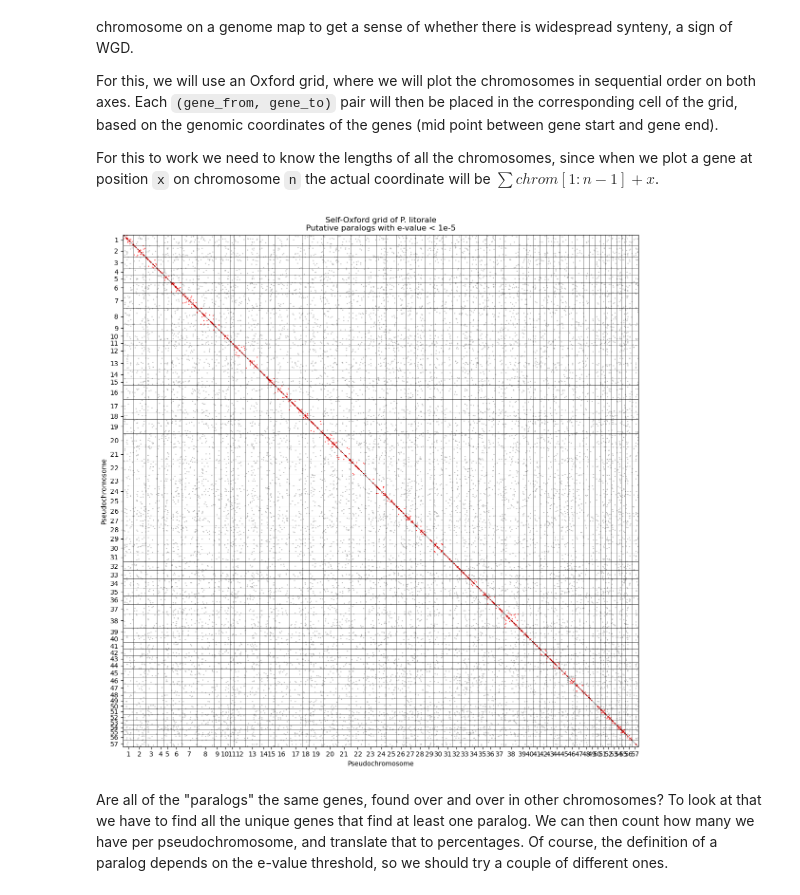
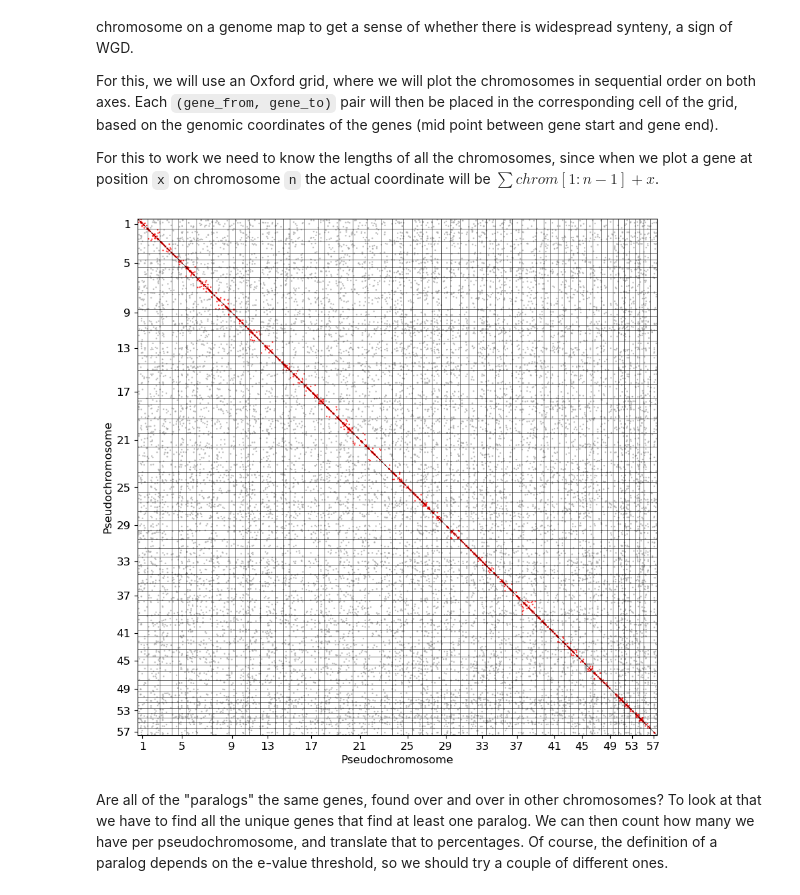
Before and after one commit to galicae/plit-genome, a Jupyter notebook: 07-analysis/self_synteny.ipynb, the cells around one changed output. Saved outputs shown, nothing was run; the diff lists cells and outputs as text; code cells hidden in the pictures.

Commit message:
redoing synteny plots for main figure 5

```diff
--- a/07-analysis/self_synteny.ipynb
+++ b/07-analysis/self_synteny.ipynb
@@ -189,32 +189,36 @@ position `x` on chromosome `n` the actual coordinate will be $\sum{chrom[1:n-1]}
 # %%
 total_length = sum([x for x in chromosomes.values()])
 # %%
-fig, ax = plt.subplots(figsize=(14, 14))
+fig, ax = plt.subplots(figsize=(10, 10))
 
 ax.set_xlim(0, total_length)
 ax.set_ylim(0, total_length)
-ax.set_xticks([offsets[x]+chromosomes[x]/2 for x in chromosomes.keys()])
-ax.set_xticklabels([x.split('_')[1] for x in chromosomes.keys()])
+all_ticks = [offsets[x]+chromosomes[x]/2 for x in chromosomes.keys()]
+all_tick_labels = [x.split('_')[1] for x in chromosomes.keys()]
+ax.set_xticks(all_ticks[::4])
+ax.set_xticklabels(all_tick_labels[::4])
 
-ax.set_yticks([offsets[x]+chromosomes[x]/2 for x in chromosomes.keys()])
-ax.set_yticklabels([x.split('_')[1] for x in chromosomes.keys()])
+ax.set_yticks(all_ticks[::4])
+ax.set_yticklabels(all_tick_labels[::4])
 
 ax.yaxis.set_inverted(True)
 
 ax.plot([0, total_length], [0, total_length], color='black', linestyle='-', linewidth=0.4)
 
 for _, offset in offsets.items():
     ax.axvline(offset, color='black', linewidth=0.4)
     ax.axhline(offset, color='black', linewidth=0.4)
 
 keep = best['eval'] < 1e-5
 best[keep].plot.scatter(x='x', y='y', c='col', ax=ax, s=0.5, alpha=0.7);
 
-ax.set_title('Self-Oxford grid of P. litorale\nPutative paralogs with e-value < 1e-5')
-ax.set_xlabel('Pseudochromosome')
-ax.set_ylabel('Pseudochromosome');
+# ax.set_title('Self-Oxford grid of P. litorale\nPutative paralogs with e-value < 1e-5')
+ax.set_xlabel('Pseudochromosome', fontsize=12)
+ax.set_ylabel('Pseudochromosome', fontsize=12)
+plt.xticks(fontsize=12);
+plt.yticks(fontsize=12);
 # %% [output]
-[figure, old version]
+[figure, new version]
 # %% [markdown]
 Are all of the "paralogs" the same genes, found over and over in other chromosomes? To look at that
 we have to find all the unique genes that find at least one paralog. We can then count how many we
```
Also changed, not shown: parts of 2 cells of this notebook.
